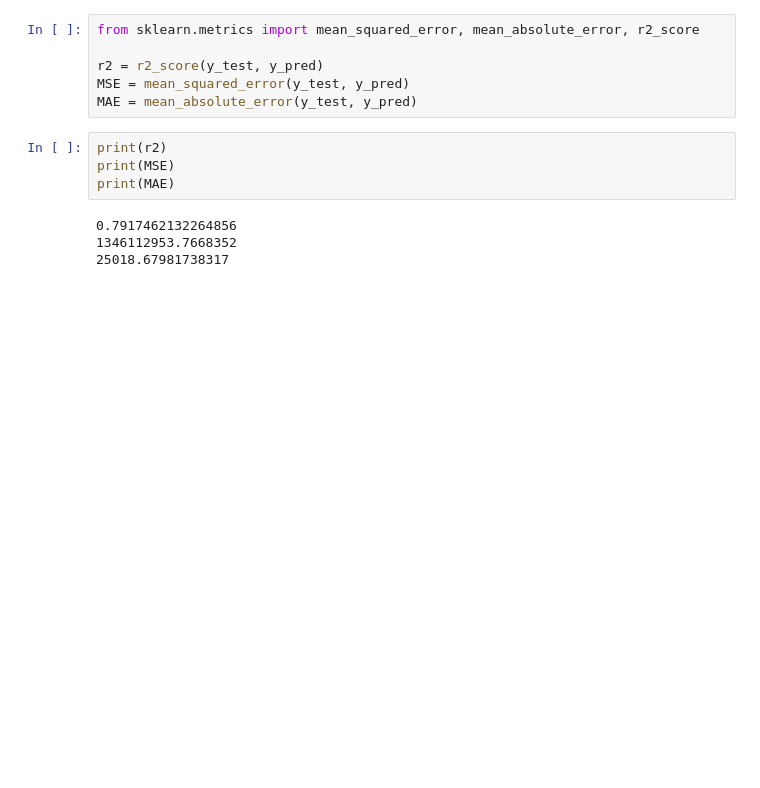
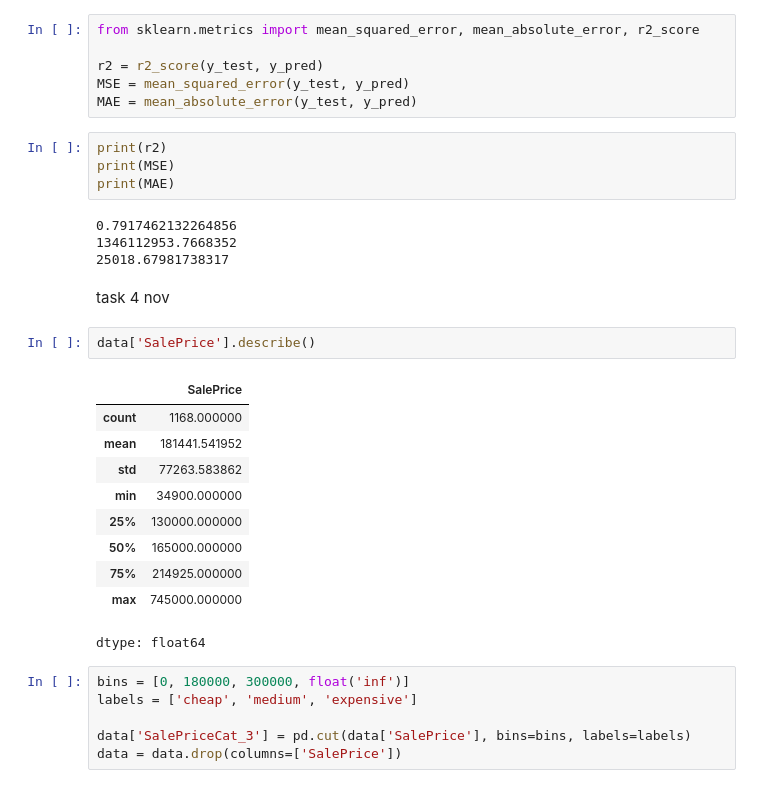
Before and after one commit to OctaMarina/house-price-prediction-integra, a Jupyter notebook: notebooks/pipeline_Irina_cruceru.ipynb, the cells around one changed output. Cells and saved outputs as stored; diff of their text form; blank space fills up the shorter version.

```diff
--- a/notebooks/pipeline_Irina_cruceru.ipynb
+++ b/notebooks/pipeline_Irina_cruceru.ipynb
@@ -123,3 +123,24 @@ print(MAE)
 0.7917462132264856
 1346112953.7668352
 25018.67981738317
+# %% [markdown]
+task 4 nov
+# %%
+data['SalePrice'].describe()
+# %% [output]
+|  | SalePrice |
+| count | 1168.000000 |
+| mean | 181441.541952 |
+| std | 77263.583862 |
+| min | 34900.000000 |
+| 25% | 130000.000000 |
+| 50% | 165000.000000 |
+| 75% | 214925.000000 |
+| max | 745000.000000 |
+dtype: float64
+# %%
+bins = [0, 180000, 300000, float('inf')]
+labels = ['cheap', 'medium', 'expensive']
+
+data['SalePriceCat_3'] = pd.cut(data['SalePrice'], bins=bins, labels=labels)
+data = data.drop(columns=['SalePrice'])
```
Also changed, not shown: parts of 17 cells of this notebook.
